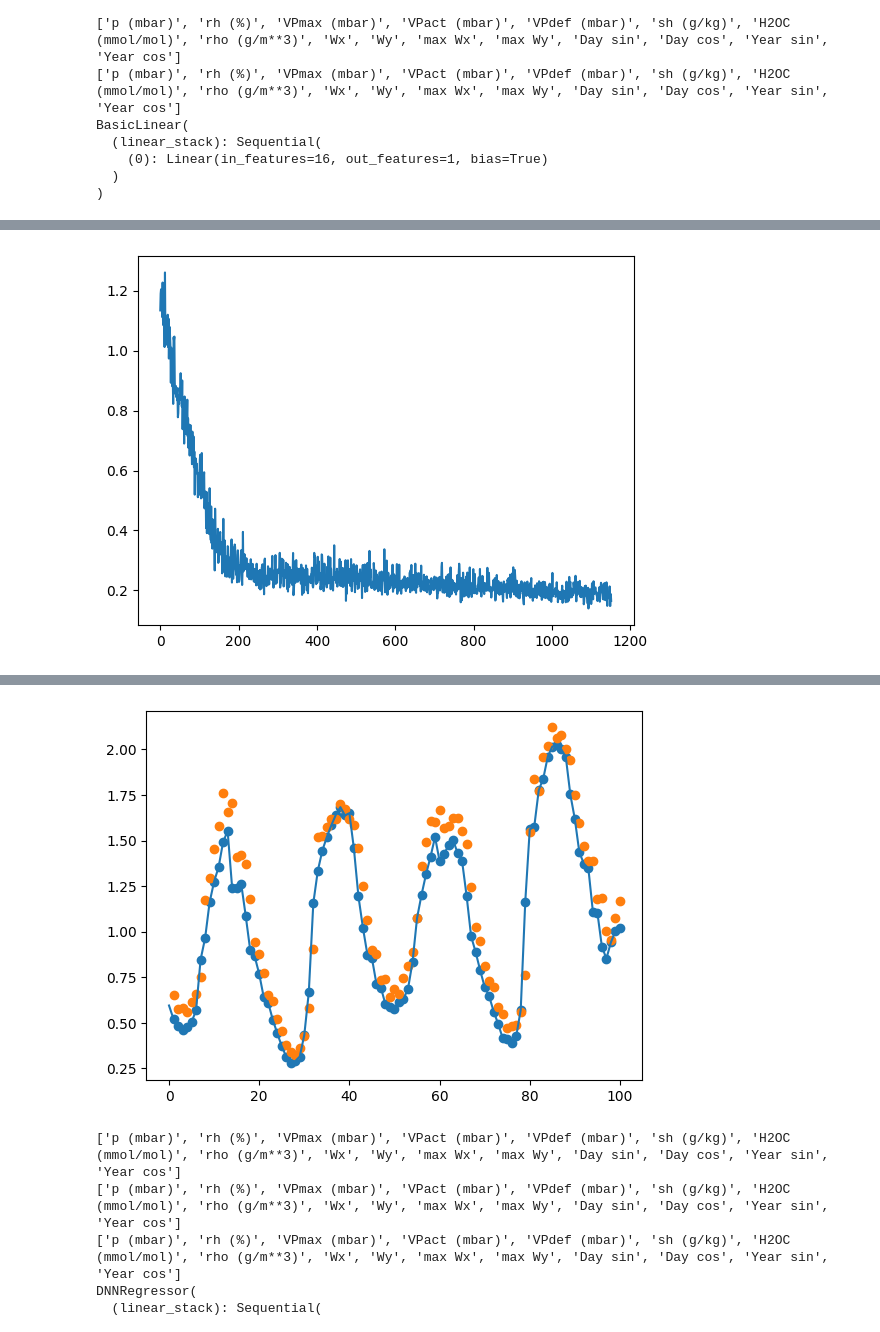
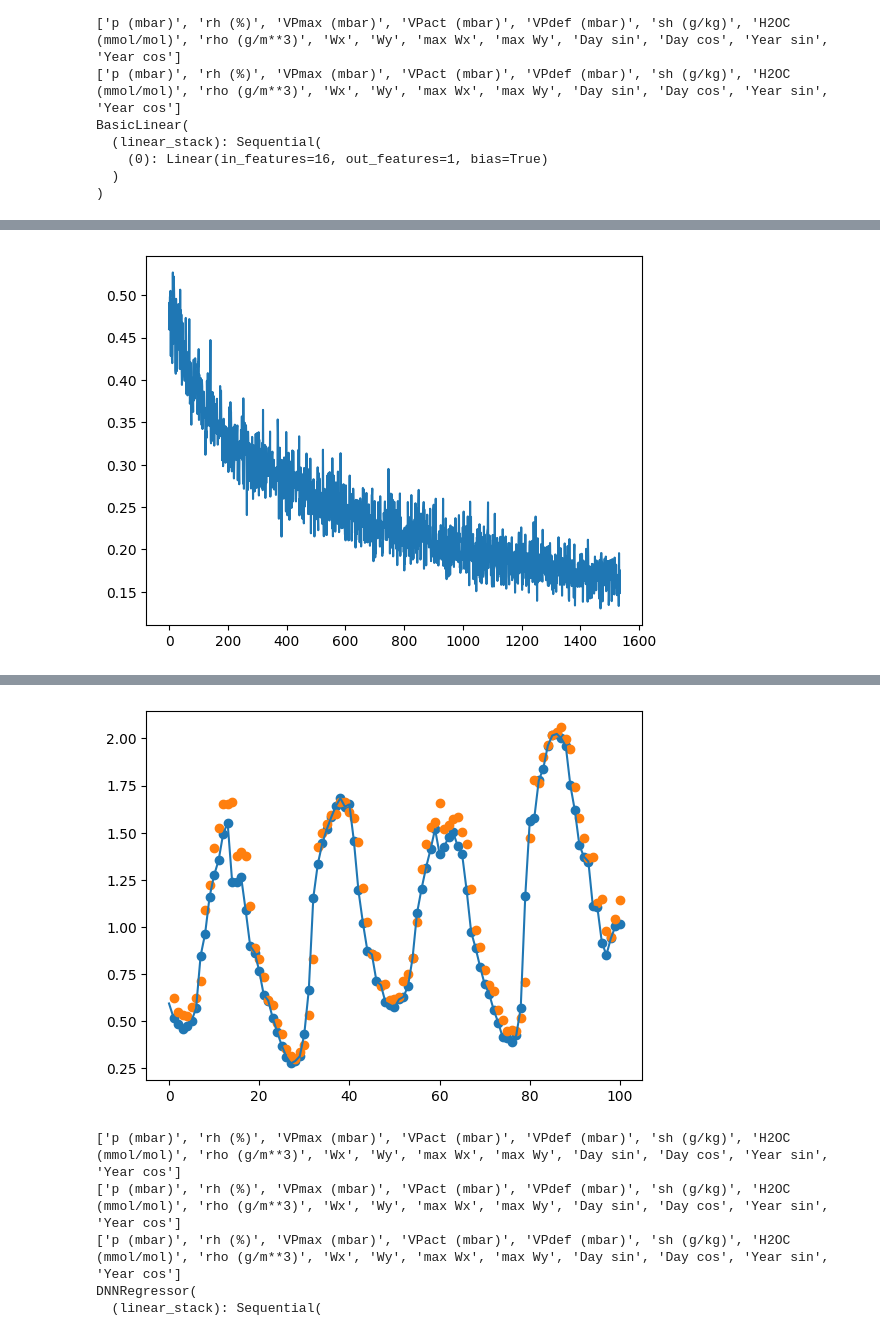
Before and after one commit to alexandrugris/collabs, a Jupyter notebook: timeseries-pytorch.ipynb, the cells around one changed output, grey strips where cells are left out. Cells and saved outputs as stored; diff of their text form; code cells hidden in the pictures.

```diff
--- a/timeseries-pytorch.ipynb
+++ b/timeseries-pytorch.ipynb
@@ -181,6 +177,8 @@ class WindowedDataset(Dataset):
         self.target_columns = target_columns
         self.var_columns = var_columns
 
+        self.precompute()
+
     def get_input_size(self):
         return self.input_window_len * len(self.var_columns)
 
@@ -193,12 +191,19 @@ class WindowedDataset(Dataset):
     def __len__(self):
         return int((len(self.df) - self.target_len - self.input_window_len) / self.shift)
 
+    def precompute(self):
+        self.variables_ = np.array(self.df[self.var_columns])
+        self.target_ = np.array(self.df[self.target_columns])
+
     def __getitem__(self, idx):
 
         start = idx * self.shift
 
-        variables = np.array(self.df[self.var_columns][start : start + self.input_window_len]).flatten()
-        target = np.array(self.df[self.target_columns][start + self.input_window_len : start + self.input_window_len + self.target_len]).flatten()
+        variables = self.variables_[start : start + self.input_window_len]
+        variables = variables.flatten()
+
+        target = self.target_[start + self.input_window_len : start + self.input_window_len + self.target_len]
+        target = target.flatten()
 
         if self.transform:
             variables = self.transform(variables)
@@ -221,6 +226,7 @@ class WindowedDataset(Dataset):
 
             self.var_columns = [col_name]
             self.target_columns = [col_name]
+            self.precompute()
 
             cnt = self.input_window_len + self.target_len + (len(idx) - 1) * self.shift
             v = [0] * (self.input_window_len + (len(idx) - 1) * self.shift)
@@ -246,6 +252,7 @@ class WindowedDataset(Dataset):
         finally:
             self.var_columns = var_tmp
             self.target_columns = target_tmp
+            self.precompute()
 
 
     def plot_prediction(self, idx, col_name, model):
@@ -351,7 +358,7 @@ def create_trainer(dataloader, model, epochs):
     m = model
 
     loss_fn = RMSELoss
-    optimizer = torch.optim.Adam(model.parameters(), lr=1e-3)
+    optimizer = torch.optim.Adam(model.parameters(), lr=2e-4)
 
     def train():
 
@@ -419,7 +426,7 @@ BasicLinear(
   )
 )
 # %%
-model = create_trainer(t, model, 3)()
+model = create_trainer(t, model, 5)()
 eval(model, t, v, tt)
 v.dataset.plot_prediction(range(0, 100), "T (degC)", model)
 # %% [output]
@@ -442 +450 @@ loss: 0.200976  [38528/49061]
-[figure, old version]
+[figure, new version]
@@ -446,4 +454,4 @@ Test loss: 0.15504790639335458
-[figure, old version]
+[figure, new version]
 # %%
 # deep learning, dense, given 24h of data, predict 1h in advance,
 # stride of 1h
```
Also changed, not shown: parts of 7 cells of this notebook, 4 other files.
